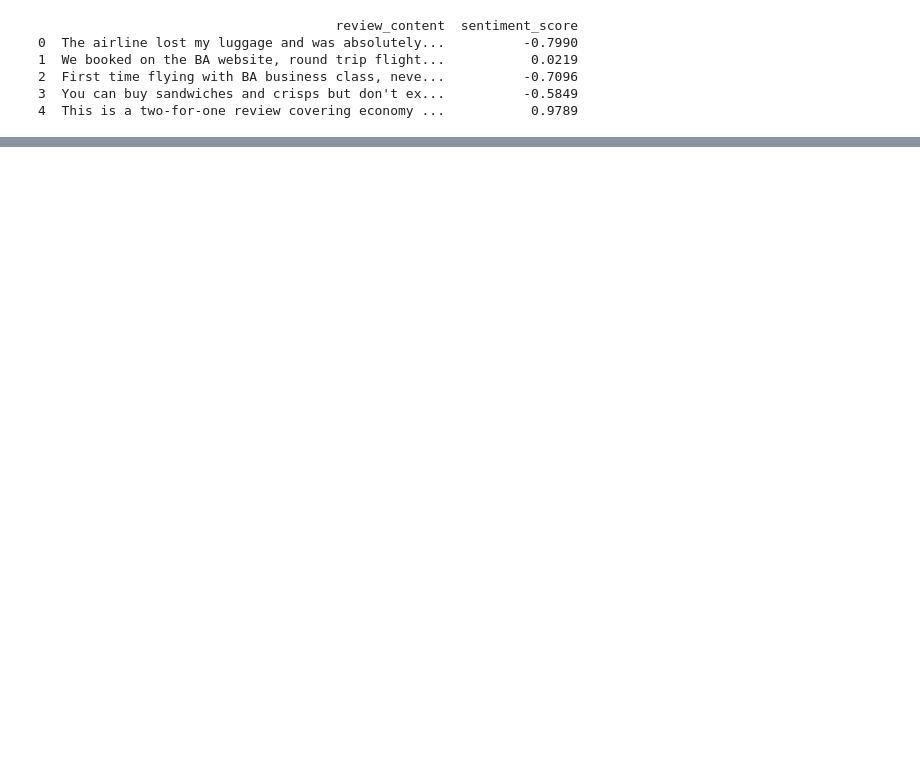
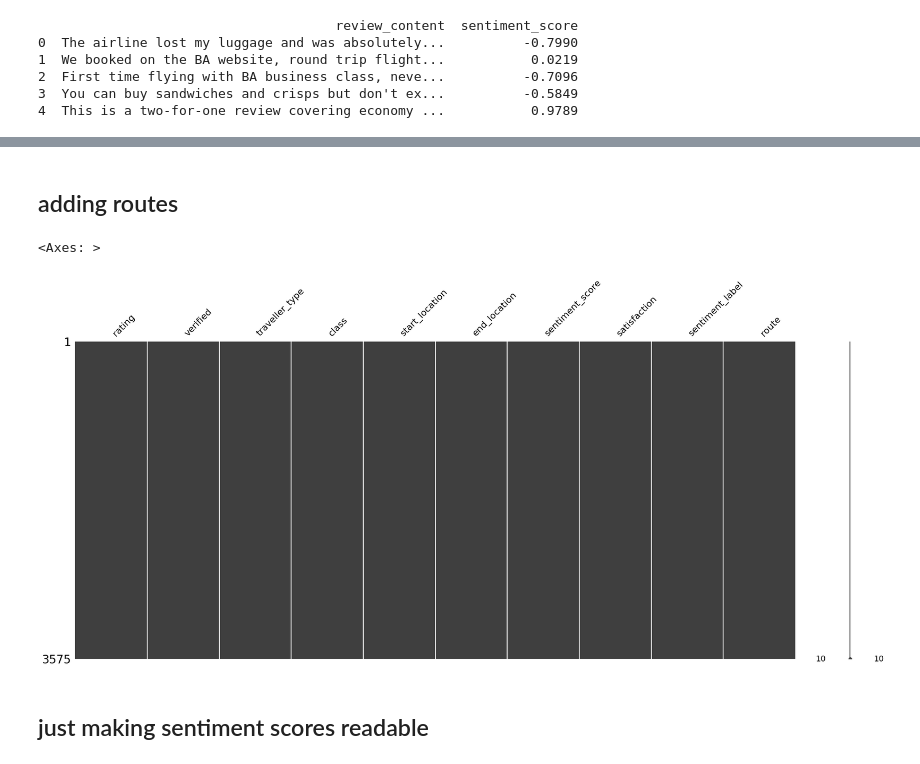
Before and after one commit to samalouty/airline-customer-booking, a Jupyter notebook: airline-scrapped-cleaned.ipynb, the cells around one changed output, grey strips where cells are left out. Drawn from its saved outputs; the diff is of its cells as text; code cells hidden in the pictures; blank space fills up the shorter version.

```diff
--- a/airline-scrapped-cleaned.ipynb
+++ b/airline-scrapped-cleaned.ipynb
@@ -212,0 +522,2 @@ print(airline_scrapped_review_clean_df[['review_content', 'sentiment_score']].he
+# %%
+airline_scrapped_review_clean_filled["satisfaction"] = (airline_scrapped_review_clean_filled["rating"] >= 5).astype(int)
@@ -212,0 +540,11 @@ print(airline_scrapped_review_clean_df[['review_content', 'sentiment_score']].he
+# %% [markdown]
+## adding routes
+# %%
+airline_scrapped_review_clean_filled["route"] = airline_scrapped_review_clean_filled["start_location"].astype(str) + " → " + airline_scrapped_review_clean_filled["end_location"].astype(str)
+# %%
+msno.matrix(airline_scrapped_review_clean_filled)
+# %% [output]
+<Axes: >
+[figure, added]
+# %% [markdown]
+## just making sentiment scores readable
```
Also changed, not shown: parts of 29 cells of this notebook.
